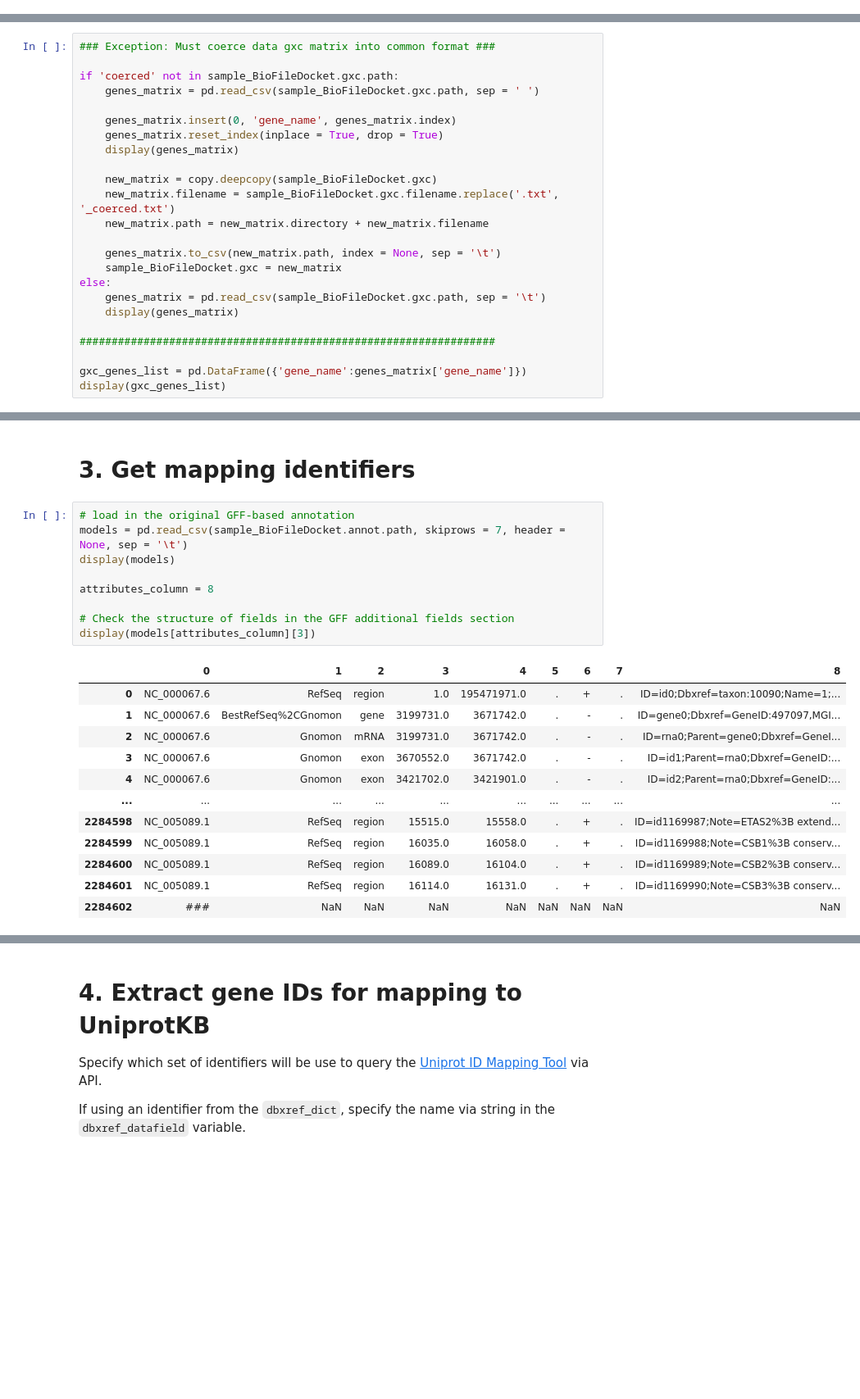
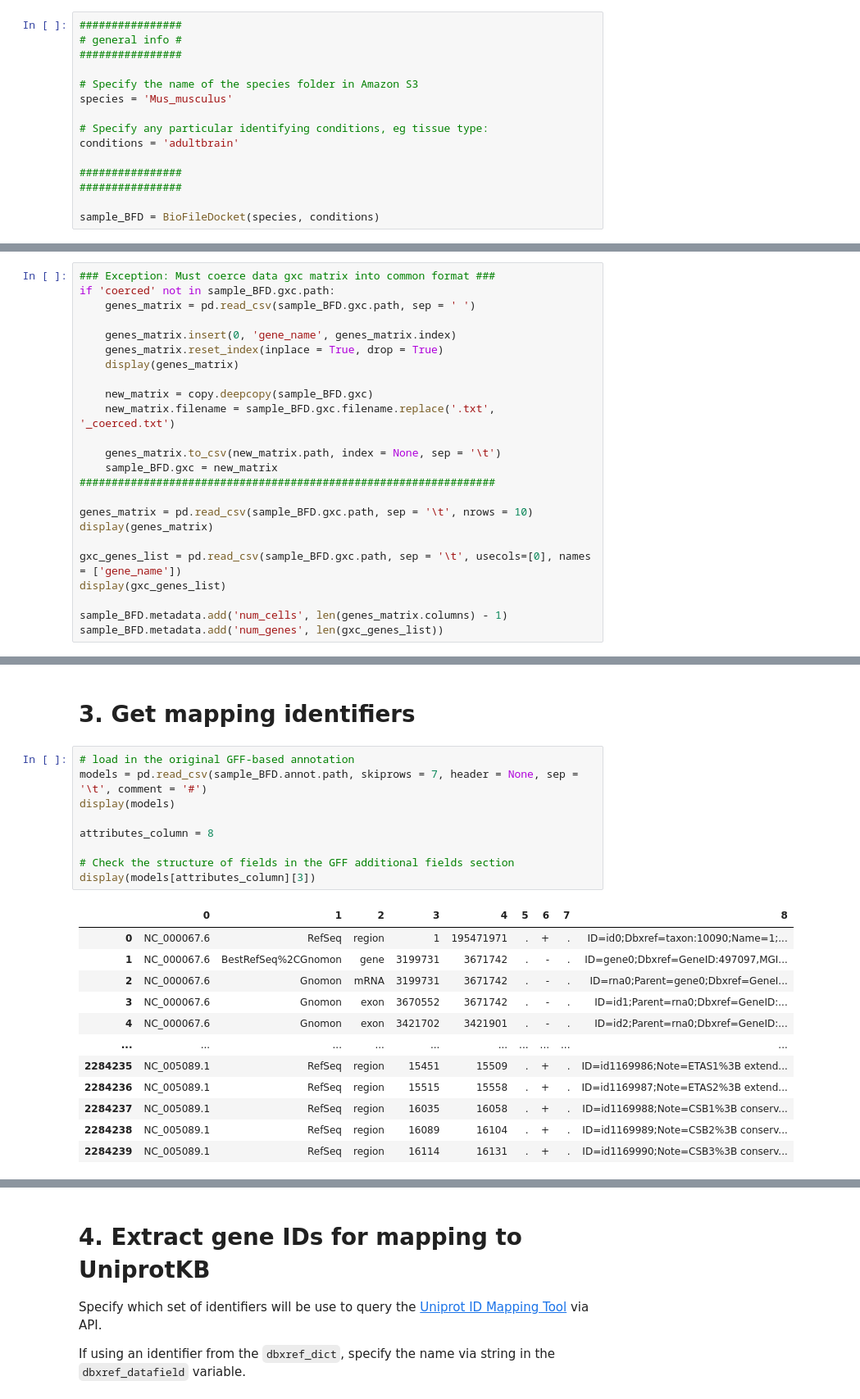
Before and after one commit to Arcadia-Science/glial-origins, a Jupyter notebook: notebooks/Mmus_adultbrain/1_Mmus_adultbrain_downloading.ipynb, the cells around one changed output, grey strips where cells are left out. Shown at 82% size. Cells and saved outputs as stored; diff of their text form; blank space fills up the shorter version.

```diff
--- a/notebooks/Mmus_adultbrain/1_Mmus_adultbrain_downloading.ipynb
+++ b/notebooks/Mmus_adultbrain/1_Mmus_adultbrain_downloading.ipynb
@@ -32,0 +35,15 @@ This notebook collects data from the [Han et al. 2018](https://www.sciencedirect
+# %%
+################
+# general info #
+################
+
+# Specify the name of the species folder in Amazon S3
+species = 'Mus_musculus'
+
+# Specify any particular identifying conditions, eg tissue type:
+conditions = 'adultbrain'
+
+################
+################
+
+sample_BFD = BioFileDocket(species, conditions)
@@ -111,28 +123,28 @@ display(vars(sample_BioFileDocket))
 # 2. Load in the gxc matrix and get gene names
 # %%
 ### Exception: Must coerce data gxc matrix into common format ###
-
-if 'coerced' not in sample_BioFileDocket.gxc.path:
-    genes_matrix = pd.read_csv(sample_BioFileDocket.gxc.path, sep = ' ')
+if 'coerced' not in sample_BFD.gxc.path:
+    genes_matrix = pd.read_csv(sample_BFD.gxc.path, sep = ' ')
 
     genes_matrix.insert(0, 'gene_name', genes_matrix.index)
     genes_matrix.reset_index(inplace = True, drop = True)
     display(genes_matrix)
 
-    new_matrix = copy.deepcopy(sample_BioFileDocket.gxc)
-    new_matrix.filename = sample_BioFileDocket.gxc.filename.replace('.txt', '_coerced.txt')
-    new_matrix.path = new_matrix.directory + new_matrix.filename
+    new_matrix = copy.deepcopy(sample_BFD.gxc)
+    new_matrix.filename = sample_BFD.gxc.filename.replace('.txt', '_coerced.txt')
 
     genes_matrix.to_csv(new_matrix.path, index = None, sep = '\t')
-    sample_BioFileDocket.gxc = new_matrix
-else:
-    genes_matrix = pd.read_csv(sample_BioFileDocket.gxc.path, sep = '\t')
-    display(genes_matrix)
-
+    sample_BFD.gxc = new_matrix
 #################################################################
 
-gxc_genes_list = pd.DataFrame({'gene_name':genes_matrix['gene_name']})
+genes_matrix = pd.read_csv(sample_BFD.gxc.path, sep = '\t', nrows = 10)
+display(genes_matrix)
+
+gxc_genes_list = pd.read_csv(sample_BFD.gxc.path, sep = '\t', usecols=[0], names = ['gene_name'])
 display(gxc_genes_list)
+
+sample_BFD.metadata.add('num_cells', len(genes_matrix.columns) - 1)
+sample_BFD.metadata.add('num_genes', len(gxc_genes_list))
 # %% [output]
 |  | gene_name | Brain_1.CCGCTAAATAAATAAGGG | Brain_1.AACGCCGATCTTGCCCTC | Brain_1.ACCTGAAGTTTATCGTAA | Brain_1.CTCGCACTGAAACCGCTA | ... |
 | 0 | 0610005C13Rik | 0 | 0 | 0 | 0 | ... |
@@ -164,23 +175,23 @@ display(gxc_genes_list)
 # 3. Get mapping identifiers
 # %%
 # load in the original GFF-based annotation
-models = pd.read_csv(sample_BioFileDocket.annot.path, skiprows = 7, header = None, sep = '\t')
+models = pd.read_csv(sample_BFD.annot.path, skiprows = 7, header = None, sep = '\t', comment = '#')
 display(models)
 
 attributes_column = 8
 
 # Check the structure of fields in the GFF additional fields section
 display(models[attributes_column][3])
 # %% [output]
 |  | 0 | 1 | 2 | 3 | 4 | 5 | 6 | 7 | 8 |
-| 0 | NC_000067.6 | RefSeq | region | 1.0 | 195471971.0 | . | + | . | ID=id0;Dbxref=taxon:10090;Name=1;... |
-| 1 | NC_000067.6 | BestRefSeq%2CGnomon | gene | 3199731.0 | 3671742.0 | . | - | . | ID=gene0;Dbxref=GeneID:497097,MGI... |
-| 2 | NC_000067.6 | Gnomon | mRNA | 3199731.0 | 3671742.0 | . | - | . | ID=rna0;Parent=gene0;Dbxref=GeneI... |
-| 3 | NC_000067.6 | Gnomon | exon | 3670552.0 | 3671742.0 | . | - | . | ID=id1;Parent=rna0;Dbxref=GeneID:... |
-| 4 | NC_000067.6 | Gnomon | exon | 3421702.0 | 3421901.0 | . | - | . | ID=id2;Parent=rna0;Dbxref=GeneID:... |
+| 0 | NC_000067.6 | RefSeq | region | 1 | 195471971 | . | + | . | ID=id0;Dbxref=taxon:10090;Name=1;... |
+| 1 | NC_000067.6 | BestRefSeq%2CGnomon | gene | 3199731 | 3671742 | . | - | . | ID=gene0;Dbxref=GeneID:497097,MGI... |
+| 2 | NC_000067.6 | Gnomon | mRNA | 3199731 | 3671742 | . | - | . | ID=rna0;Parent=gene0;Dbxref=GeneI... |
+| 3 | NC_000067.6 | Gnomon | exon | 3670552 | 3671742 | . | - | . | ID=id1;Parent=rna0;Dbxref=GeneID:... |
+| 4 | NC_000067.6 | Gnomon | exon | 3421702 | 3421901 | . | - | . | ID=id2;Parent=rna0;Dbxref=GeneID:... |
 | ... | ... | ... | ... | ... | ... | ... | ... | ... | ... |
-| 2284598 | NC_005089.1 | RefSeq | region | 15515.0 | 15558.0 | . | + | . | ID=id1169987;Note=ETAS2%3B extend... |
-| 2284599 | NC_005089.1 | RefSeq | region | 16035.0 | 16058.0 | . | + | . | ID=id1169988;Note=CSB1%3B conserv... |
-| 2284600 | NC_005089.1 | RefSeq | region | 16089.0 | 16104.0 | . | + | . | ID=id1169989;Note=CSB2%3B conserv... |
-| 2284601 | NC_005089.1 | RefSeq | region | 16114.0 | 16131.0 | . | + | . | ID=id1169990;Note=CSB3%3B conserv... |
-| 2284602 | ### | NaN | NaN | NaN | NaN | NaN | NaN | NaN | NaN |
+| 2284235 | NC_005089.1 | RefSeq | region | 15451 | 15509 | . | + | . | ID=id1169986;Note=ETAS1%3B extend... |
+| 2284236 | NC_005089.1 | RefSeq | region | 15515 | 15558 | . | + | . | ID=id1169987;Note=ETAS2%3B extend... |
+| 2284237 | NC_005089.1 | RefSeq | region | 16035 | 16058 | . | + | . | ID=id1169988;Note=CSB1%3B conserv... |
+| 2284238 | NC_005089.1 | RefSeq | region | 16089 | 16104 | . | + | . | ID=id1169989;Note=CSB2%3B conserv... |
+| 2284239 | NC_005089.1 | RefSeq | region | 16114 | 16131 | . | + | . | ID=id1169990;Note=CSB3%3B conserv... |
```
Also changed, not shown: parts of 20 cells of this notebook, 2 other files.
